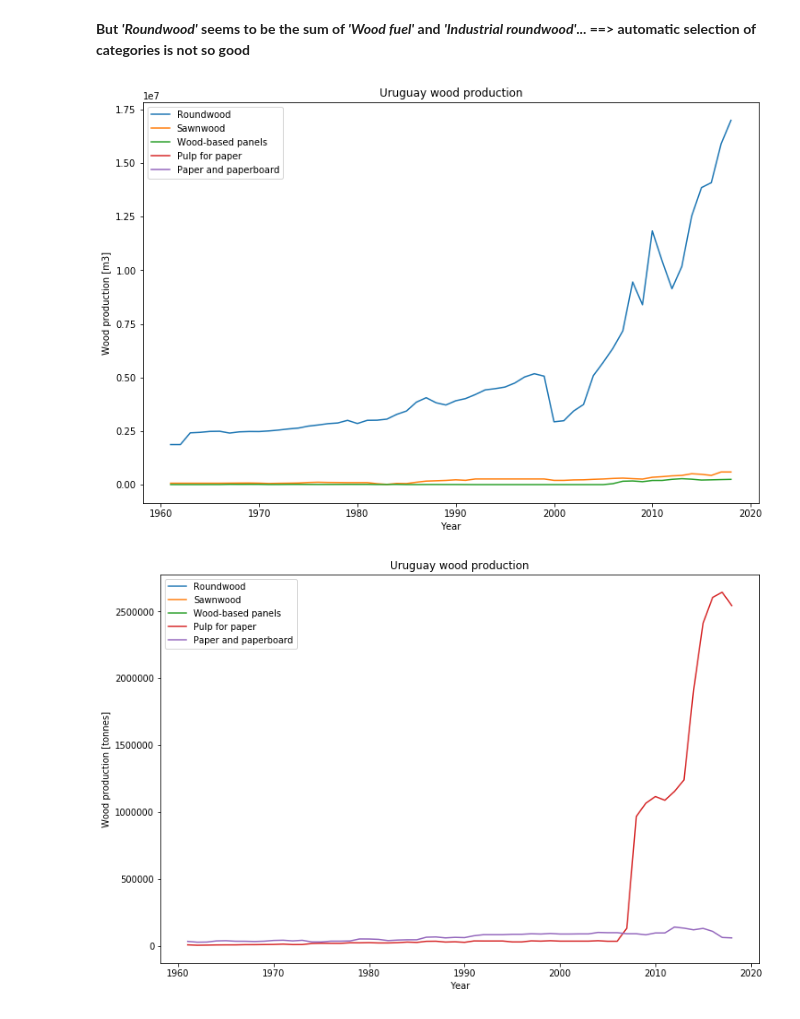
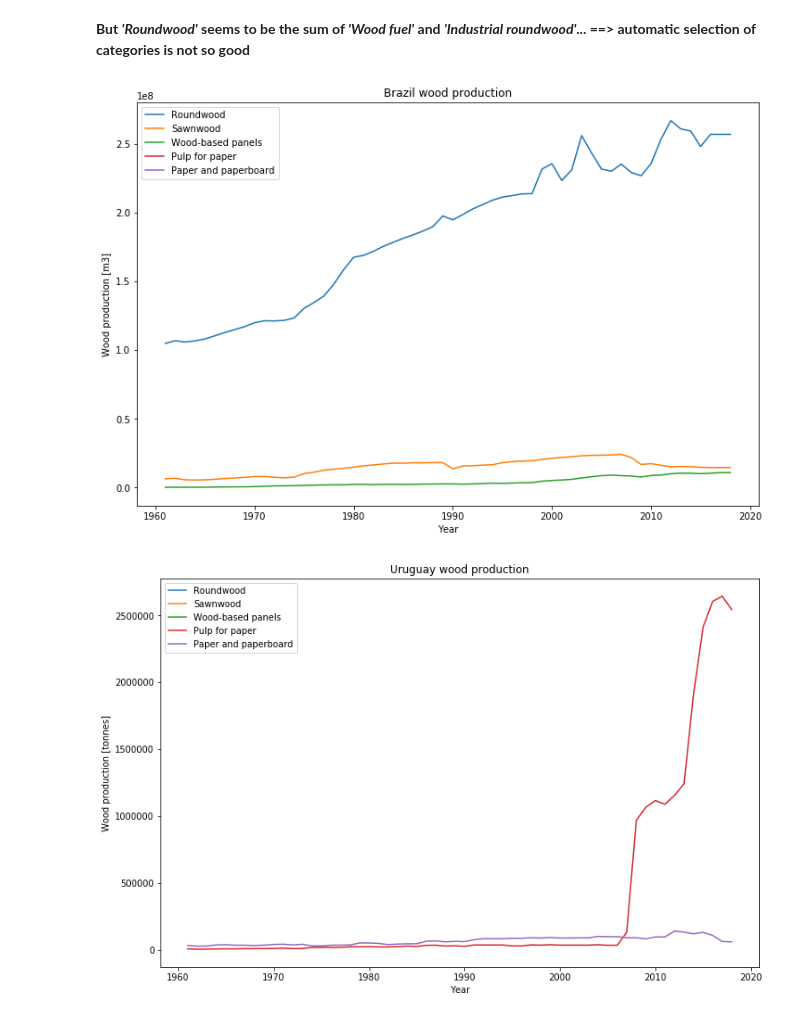
Before and after one commit to kostelansky17/disappearing_forests, a Jupyter notebook: Vidulis.ipynb, the cells around one changed output. Drawn from its saved outputs; the diff is of its cells as text; code cells hidden in the pictures.

```diff
--- a/Vidulis.ipynb
+++ b/Vidulis.ipynb
@@ -434,32 +456,32 @@ plt.show()
 # %%
 # Types of wood production.
 # Plot only 5 main categories
-COUNTRY = 'Uruguay'
+COUNTRY = 'Brazil'
 UNIT = 'm3'  # 'm3' or 'tonnes'
 
 country_total_production = forest_all[forest_all.Element.str.match("Production") &
                                       forest_all.Area.str.match(COUNTRY) &
                                       forest_all.Unit.str.match(UNIT)]
 
 significant_items = ['Roundwood',
                      'Sawnwood',
                      'Wood-based panels',
                      'Pulp for paper',
                      'Paper and paperboard']
 
 # Plot
 plt.figure(figsize=(12, 8))
 for ITEM in significant_items:
     country_selected_item = country_total_production[country_total_production.Item == ITEM]
     plt.plot(country_selected_item.Year,
              country_selected_item.Value)
 plt.title(COUNTRY + " wood production")
 plt.legend(significant_items)
 plt.gca().set_xlabel('Year')
 plt.gca().set_ylabel('Wood production [' + UNIT + ']')
 plt.show()
 # %% [output]
-[figure, old version]
+[figure, new version]
 # %%
 # Types of wood production.
 # Plot only 5 main categories
```
Also changed, not shown: parts of 9 cells of this notebook.
